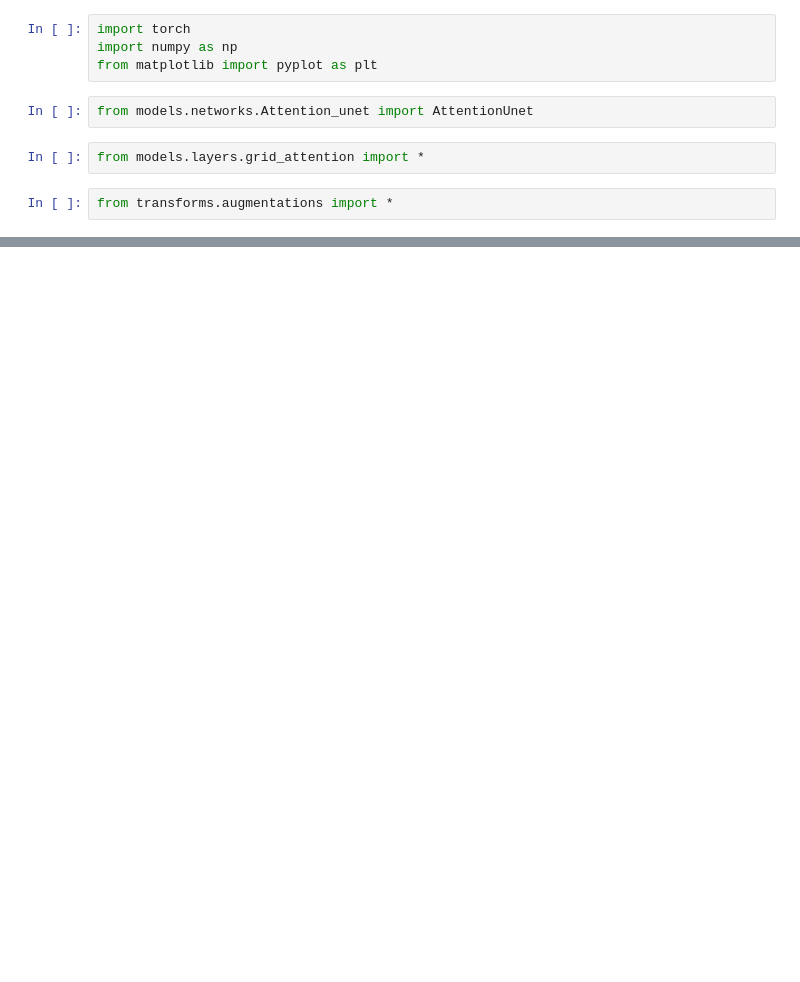
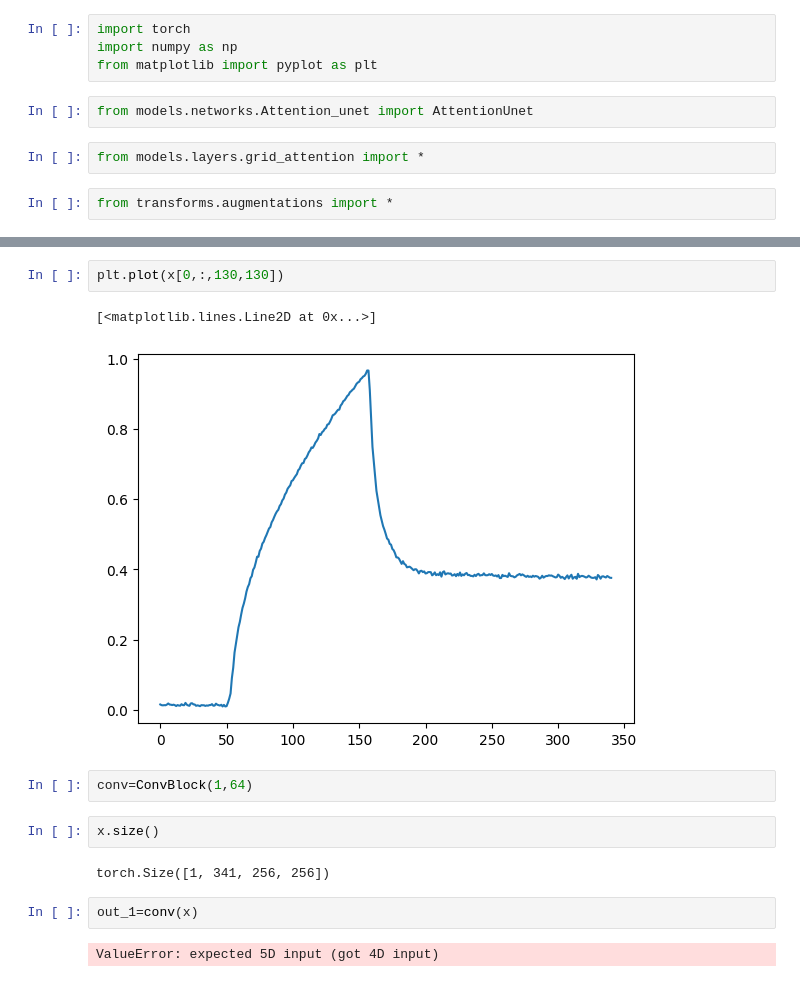
Before and after one commit to konrad-jaworski/attention_unet, a Jupyter notebook: Model_investigation.ipynb, the cells around one changed output, grey strips where cells are left out. Cells and saved outputs as stored; diff of their text form; blank space fills up the shorter version.

```diff
--- a/Model_investigation.ipynb
+++ b/Model_investigation.ipynb
@@ -32,0 +45,15 @@ transforms=[
+# %%
+plt.plot(x[0,:,130,130])
+# %% [output]
+[<matplotlib.lines.Line2D at 0x...>]
+[figure, added]
+# %%
+conv=ConvBlock(1,64)
+# %%
+x.size()
+# %% [output]
+torch.Size([1, 341, 256, 256])
+# %%
+out_1=conv(x)
+# %% [output]
+ValueError: expected 5D input (got 4D input)
```
Also changed, not shown: parts of 4 cells of this notebook, 3 other files.
